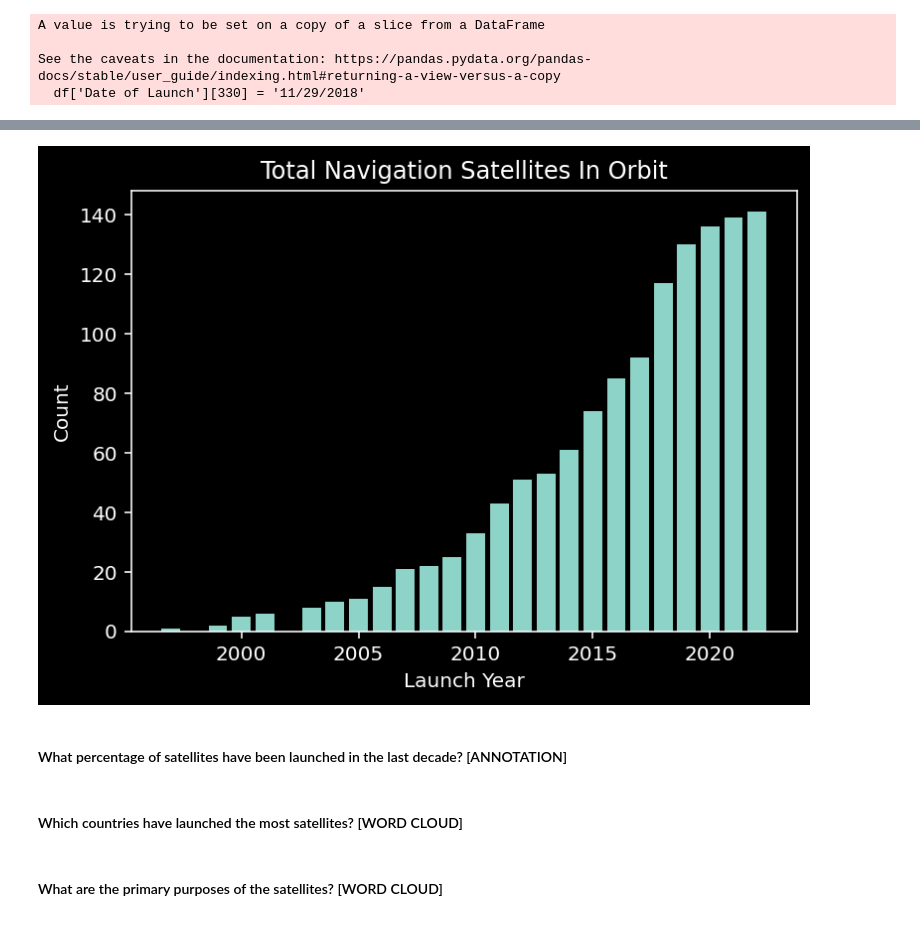
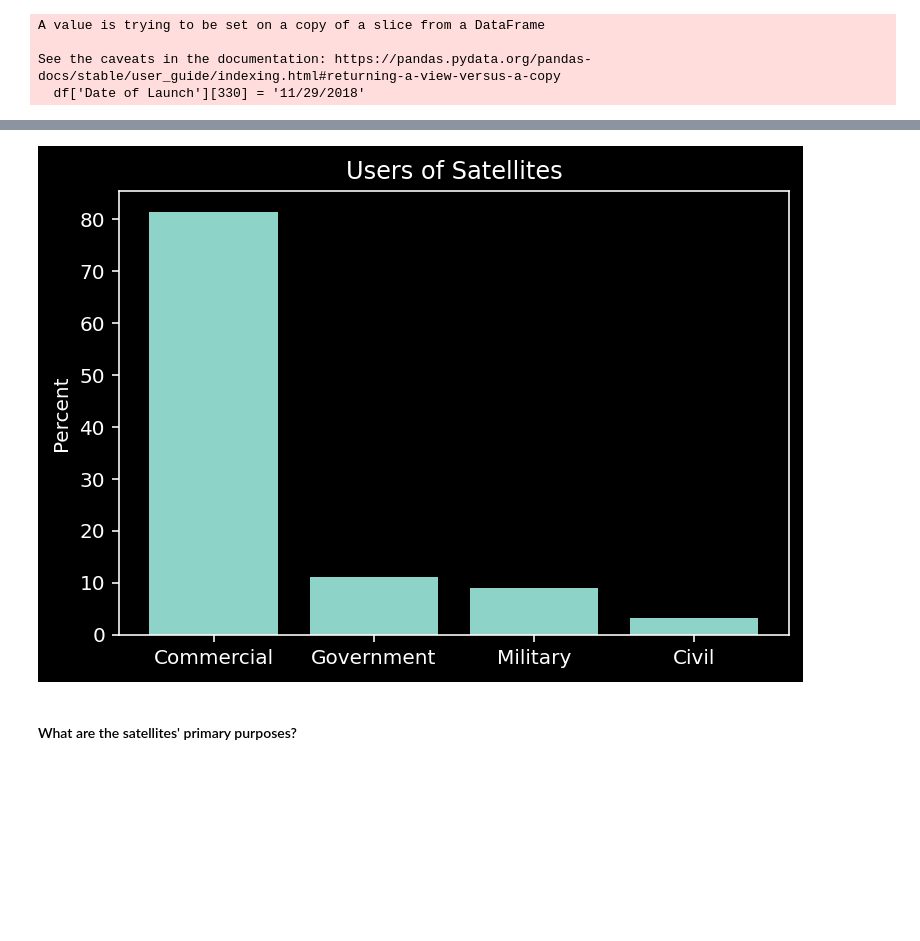
Before and after one commit to brayvid/satellites-eda, a Jupyter notebook: satellites_eda_with_inference.ipynb, the cells around one changed output, grey strips where cells are left out. Saved outputs shown, nothing was run; the diff lists cells and outputs as text; code cells hidden in the pictures; blank space fills up the shorter version.

```diff
--- a/satellites_eda_with_inference.ipynb
+++ b/satellites_eda_with_inference.ipynb
@@ -441,20 +406,18 @@ plt.show()
-# %%
-fig, ax = plt.subplots(figsize=(6, 4))
-plt.bar(x=has_launch_date_year_counts.index, height=has_launch_date_year_counts['Navigation/Global Positioning'])
-plt.xlabel('Launch Year')
-plt.ylabel('Count')
-plt.title('Total Navigation Satellites In Orbit')
-
-ax.yaxis.set_major_formatter(thousands_format)
-plt.show()
-# %% [output]
-[figure, removed]
-# %% [markdown]
-<h4>What percentage of satellites have been launched in the last decade? [ANNOTATION]</h4>
-# %% [markdown]
-<h4>Which countries have launched the most satellites? [WORD CLOUD]</h4>
+# %%
+used_percent = []
+cats = ['UsedCommercial', 'UsedGovernment','UsedMilitary', 'UsedCivil']
+for x in cats:
+  used_percent.append(100*sum(df[x])/len(df))
+plt.figure(figsize=(6,4))
+plt.bar(x=['Commercial','Government','Military','Civil'],height=used_percent)
+plt.style.use("dark_background")
+plt.title('Users of Satellites')
+plt.ylabel('Percent')
+plt.show()
+# %% [output]
+[figure, added]
 # %% [markdown]
-<h4>What are the primary purposes of the satellites? [WORD CLOUD]<h4>
+#### What are the satellites' primary purposes?
 # %%
 def plot_word_cloud_dict(d, title):
   wordcloud = WordCloud(collocations=False,width=1600, height=800, prefer_horizontal=1).generate_from_frequencies(d)
```
Also changed, not shown: parts of 62 cells of this notebook.
